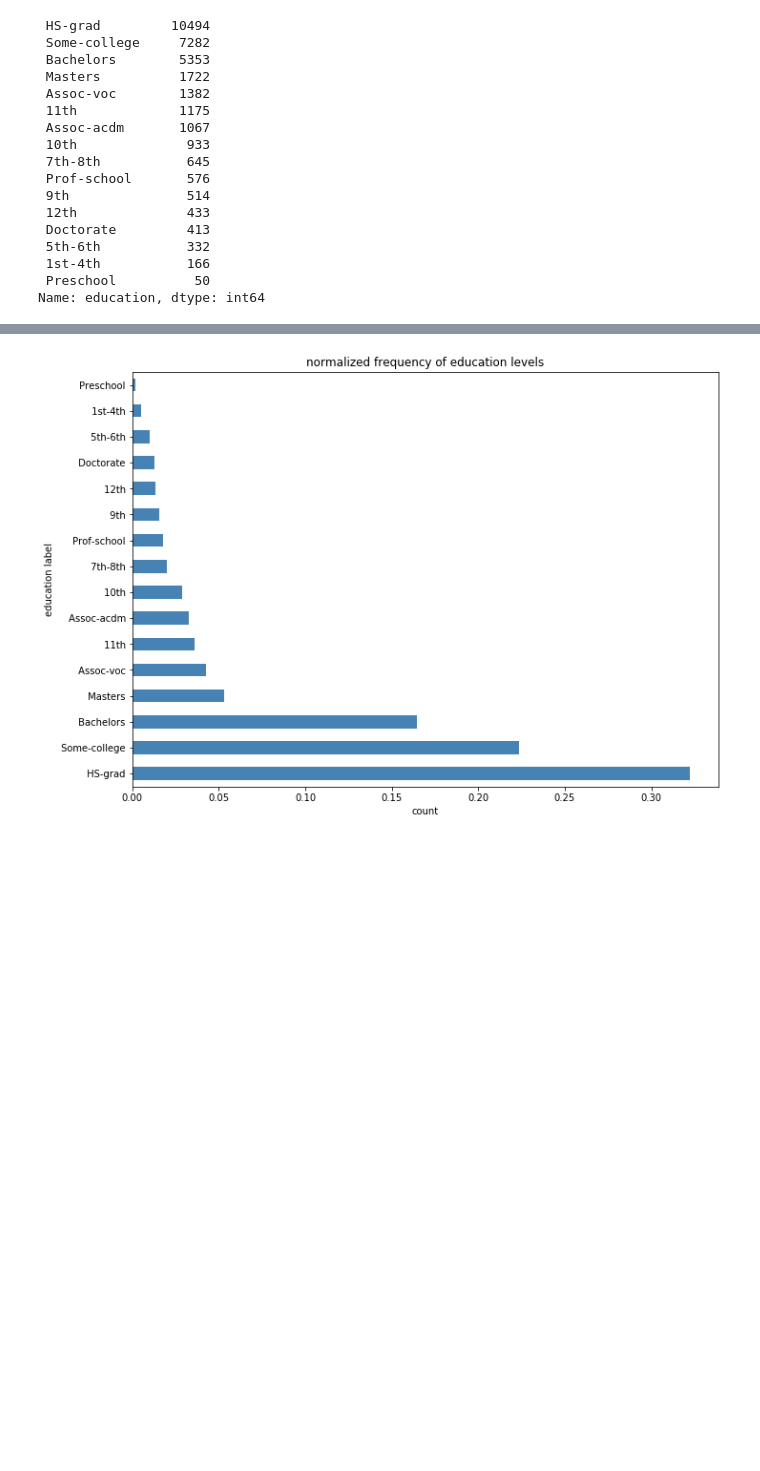
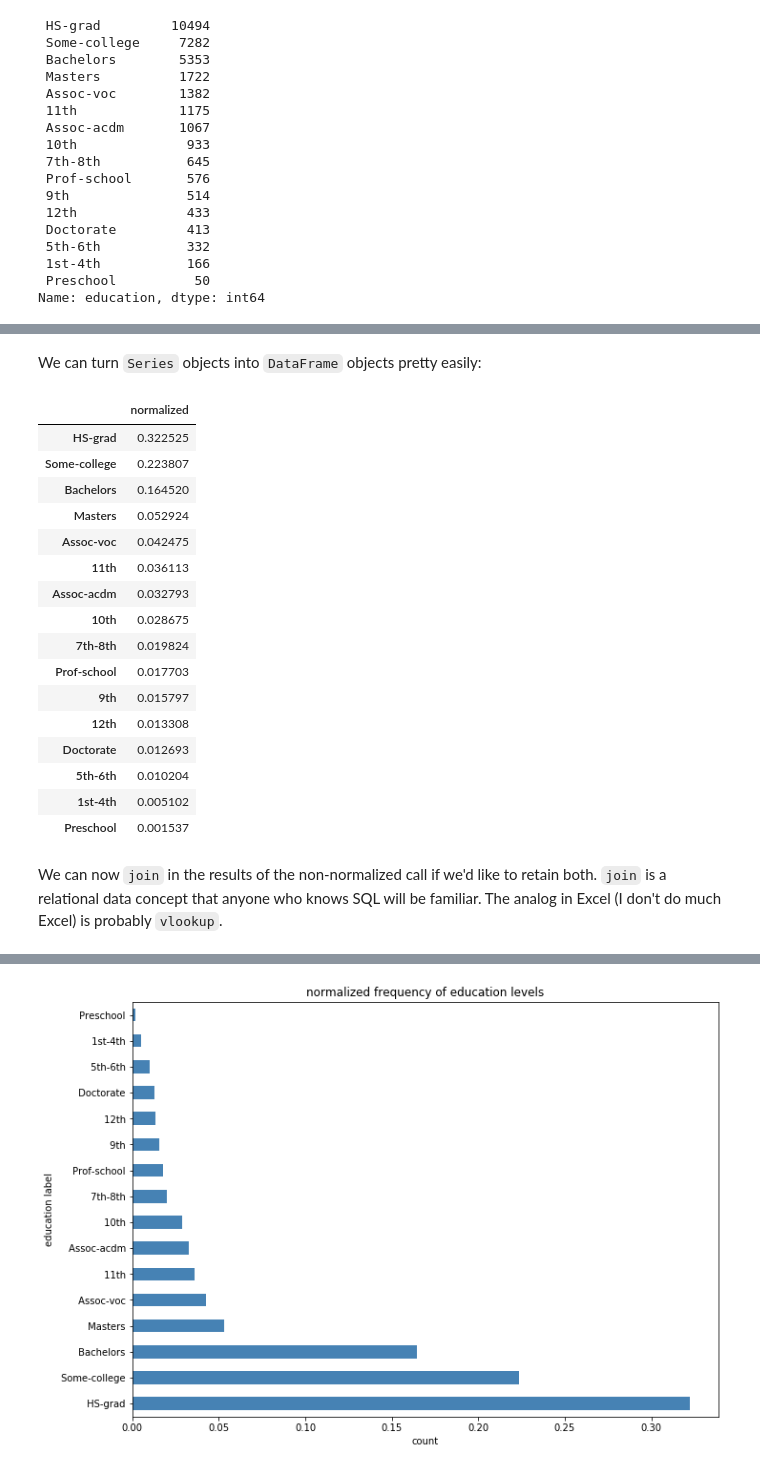
Before and after one commit to lermana/python_fundamentals, a Jupyter notebook: part_2.ipynb, the cells around one changed output, grey strips where cells are left out. Cells and saved outputs as stored; diff of their text form; code cells hidden in the pictures; blank space fills up the shorter version.

```diff
--- a/part_2.ipynb
+++ b/part_2.ipynb
@@ -159,0 +222,30 @@ Name: education, dtype: int64
+# %% [markdown]
+We can turn `Series` objects into `DataFrame` objects pretty easily:
+# %%
+ed_val_cnts_norm = data.education.value_counts(normalize=True)
+# %%
+ed_val_cnts_norm = ed_val_cnts_norm.rename("normalized")
+# %%
+ed_val_cnts_norm = ed_val_cnts_norm.to_frame()
+# %%
+ed_val_cnts_norm
+# %% [output]
+|  | normalized |
+| HS-grad | 0.322525 |
+| Some-college | 0.223807 |
+| Bachelors | 0.164520 |
+| Masters | 0.052924 |
+| Assoc-voc | 0.042475 |
+| 11th | 0.036113 |
+| Assoc-acdm | 0.032793 |
+| 10th | 0.028675 |
+| 7th-8th | 0.019824 |
+| Prof-school | 0.017703 |
+| 9th | 0.015797 |
+| 12th | 0.013308 |
+| Doctorate | 0.012693 |
+| 5th-6th | 0.010204 |
+| 1st-4th | 0.005102 |
+| Preschool | 0.001537 |
+# %% [markdown]
+We can now `join` in the results of the non-normalized call if we'd like to retain both. `join` is a relational data concept that anyone who knows SQL will be familiar. The analog in Excel (I don't do much Excel) is probably `vlookup`.
```
Also changed, not shown: parts of 77 cells of this notebook.
